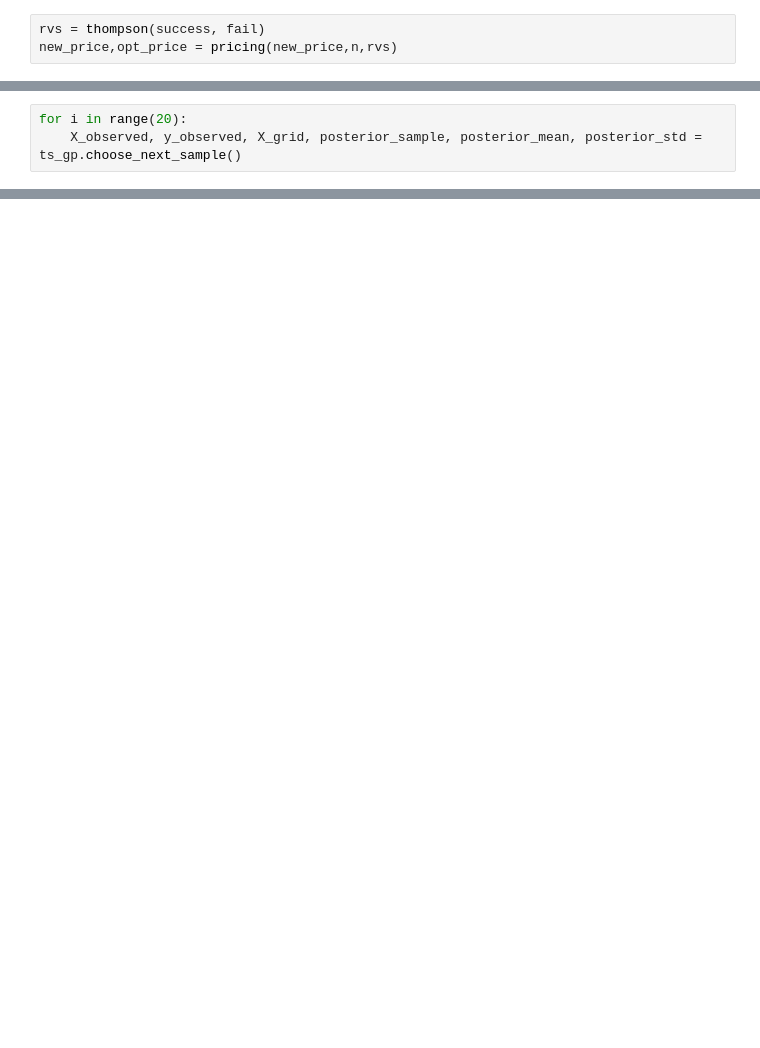
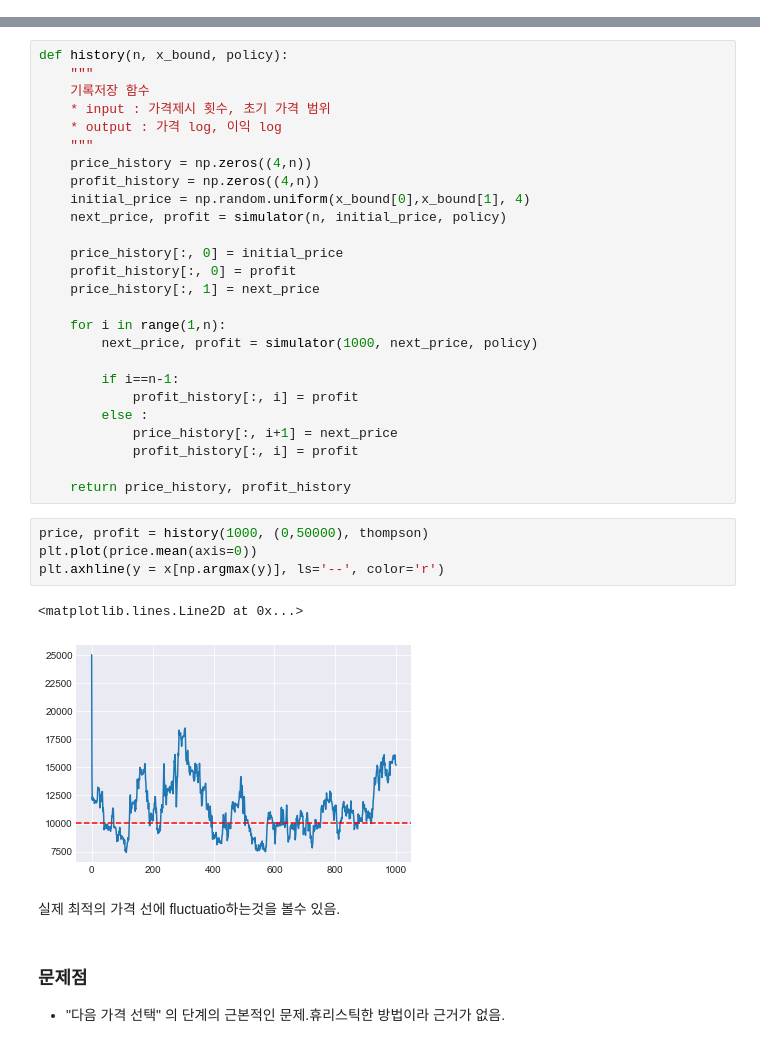
Before and after one commit to dhdcjswo/MAB_meta, a Jupyter notebook: notebook/01_dynamic_pricing.ipynb, the cells around one changed output, grey strips where cells are left out. Cells and saved outputs as stored; diff of their text form; blank space fills up the shorter version.

```diff
--- a/notebook/01_dynamic_pricing.ipynb
+++ b/notebook/01_dynamic_pricing.ipynb
@@ -131,3 +0,0 @@ fail = n - success
-# %%
-rvs = thompson(success, fail)
-new_price,opt_price = pricing(new_price,n,rvs)
@@ -262,3 +0,0 @@ ts_gp = thompsonGP(n_random_draws=10, objective=obj_func, x_bound = (0,50000))
-# %%
-for i in range(20):
-    X_observed, y_observed, X_grid, posterior_sample, posterior_mean, posterior_std = ts_gp.choose_next_sample()
@@ -272,0 +178,38 @@ array([20888.24049746, 29955.30050319, 44386.8491606 ,  7372.97550144,
+# %%
+def history(n, x_bound, policy):
+    """
+    기록저장 함수
+    * input : 가격제시 횟수, 초기 가격 범위
+    * output : 가격 log, 이익 log
+    """
+    price_history = np.zeros((4,n))
+    profit_history = np.zeros((4,n))
+    initial_price = np.random.uniform(x_bound[0],x_bound[1], 4)
+    next_price, profit = simulator(n, initial_price, policy)
+
+    price_history[:, 0] = initial_price
+    profit_history[:, 0] = profit
+    price_history[:, 1] = next_price
+
+    for i in range(1,n):
+        next_price, profit = simulator(1000, next_price, policy)
+
+        if i==n-1:
+            profit_history[:, i] = profit
+        else :
+            price_history[:, i+1] = next_price
+            profit_history[:, i] = profit
+
+    return price_history, profit_history
+# %%
+price, profit = history(1000, (0,50000), thompson)
+plt.plot(price.mean(axis=0))
+plt.axhline(y = x[np.argmax(y)], ls='--', color='r')
+# %% [output]
+<matplotlib.lines.Line2D at 0x...>
+[figure, added]
+# %% [markdown]
+실제 최적의 가격 선에 fluctuatio하는것을 볼수 있음.
+# %% [markdown]
+### 문제점
+* "다음 가격 선택" 의 단계의 근본적인 문제.휴리스틱한 방법이라 근거가 없음.
```
Also changed, not shown: parts of 41 cells of this notebook.
